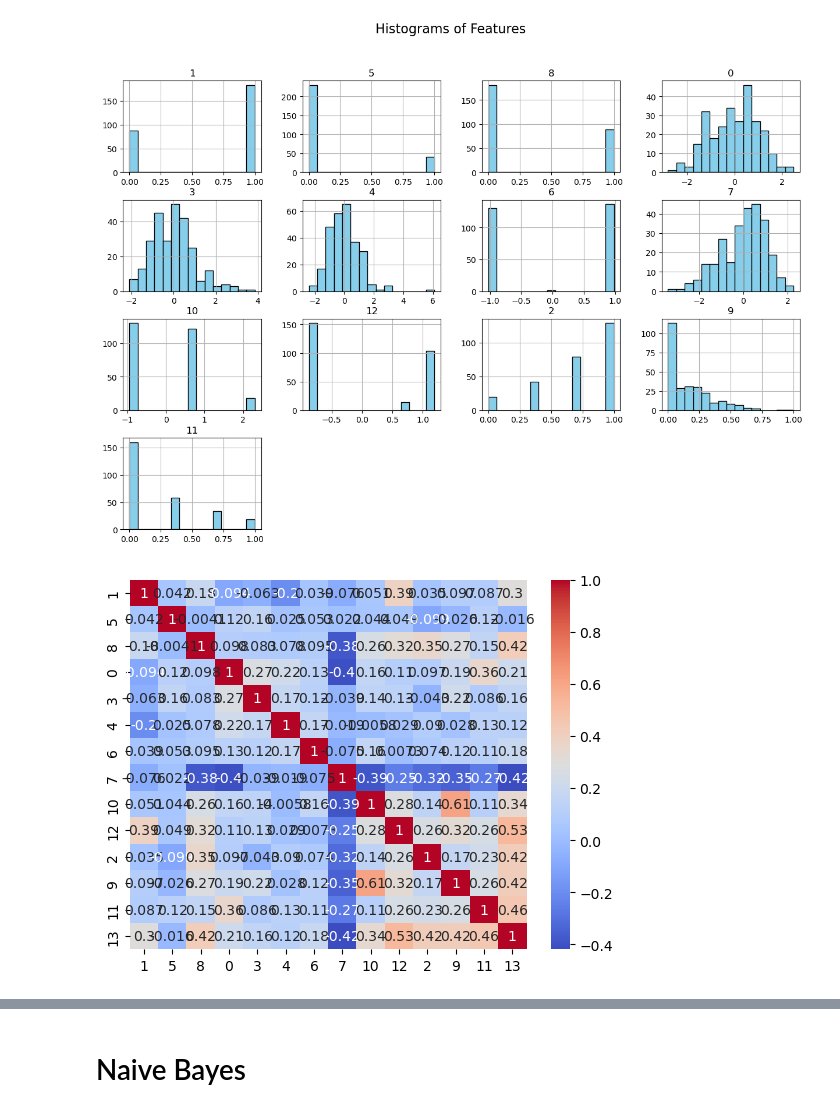
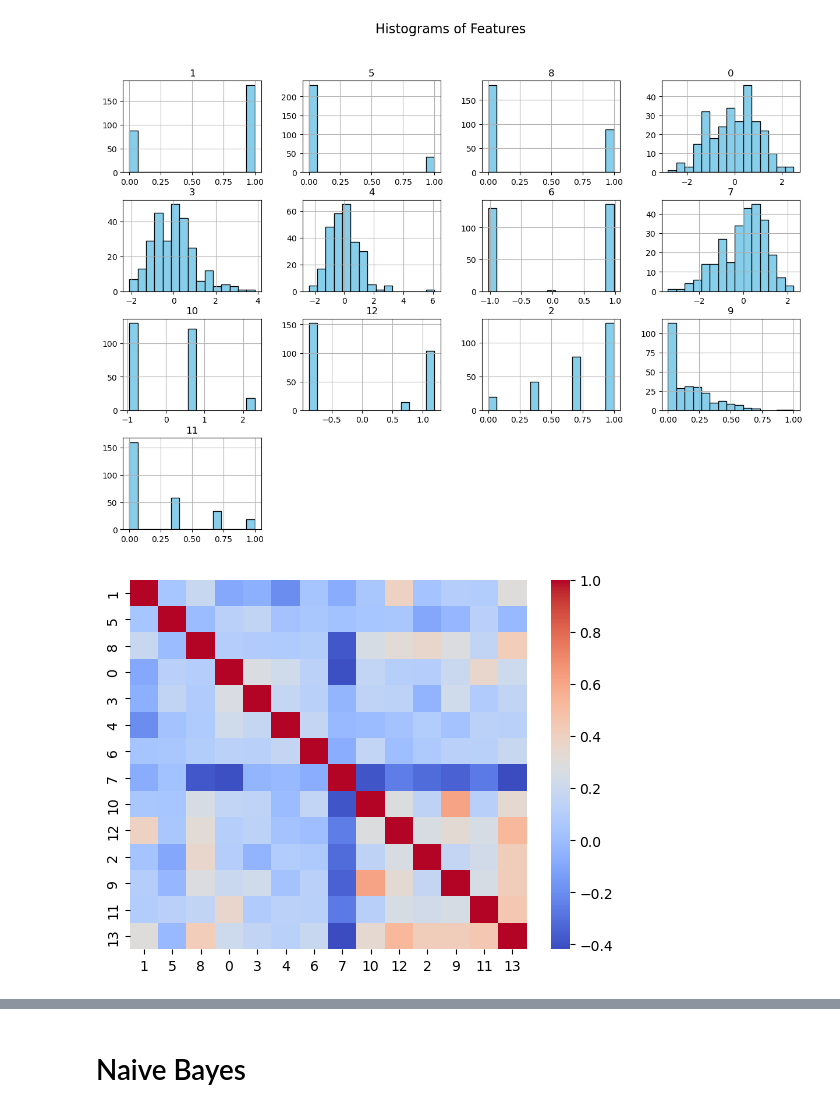
Before and after one commit to JaigonRyu/Health-Classification-Trials, a Jupyter notebook: classification_trials.ipynb, the cells around one changed output, grey strips where cells are left out. Drawn from its saved outputs; the diff is of its cells as text; code cells hidden in the pictures.

```diff
--- a/classification_trials.ipynb
+++ b/classification_trials.ipynb
@@ -433,10 +481,10 @@ plt.show()
 # %%
 corr_matrix = processed_data.corr()
 
-sns.heatmap(corr_matrix, annot=True, cmap='coolwarm')
+sns.heatmap(corr_matrix, cmap='coolwarm')
 plt.show()
 # %% [output]
-[figure, old version]
+[figure, new version]
 # %%
 target_counts = pd.Series(target).value_counts()
 print(target_counts)
```
Also changed, not shown: parts of 80 cells of this notebook, 1 other file.
